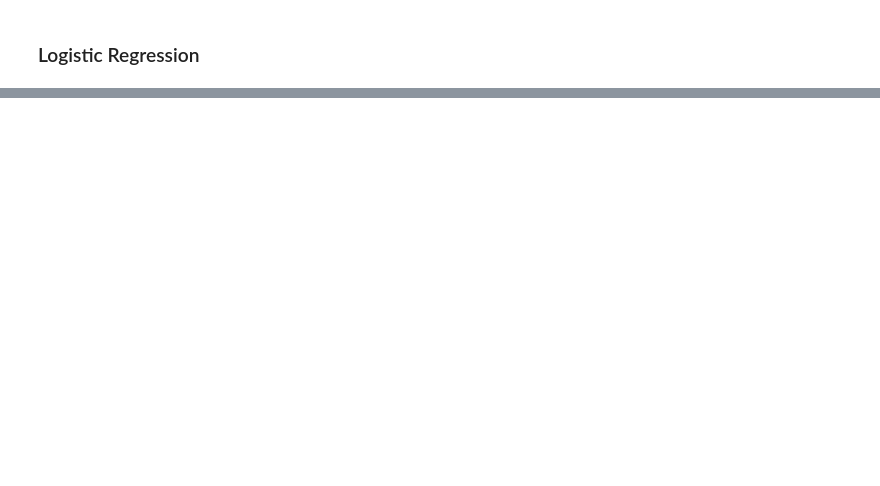
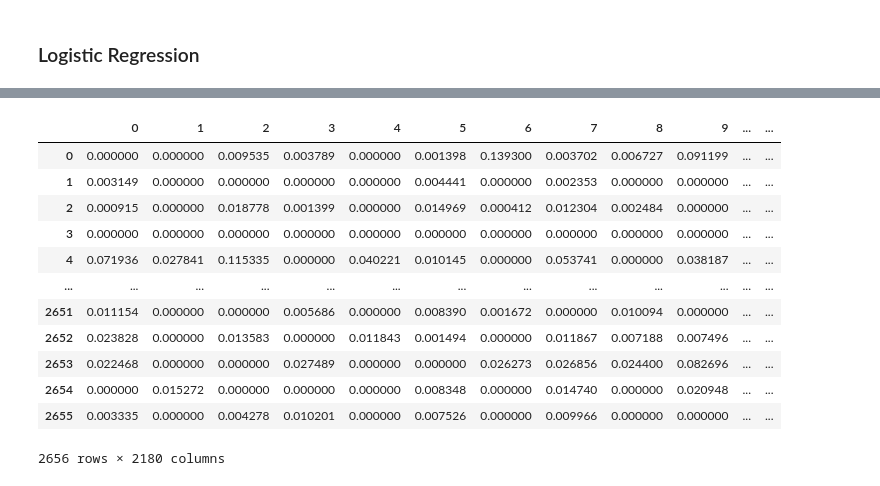
Before and after one commit to mossnick/Classifying-Genetic-Mutations-Using-Medical-Literature, a Jupyter notebook: personalized_medicine.ipynb, the cells around one changed output, grey strips where cells are left out. Cells and saved outputs as stored; diff of their text form; code cells hidden in the pictures; blank space fills up the shorter version.

```diff
--- a/personalized_medicine.ipynb
+++ b/personalized_medicine.ipynb
@@ -484,0 +544,16 @@ Log loss for testing data
+# %%
+#building a vectorizer ignoring terms that appear in less than 400 documents
+#TdifVectorizor weights the word counts by how often they appear in the documents.
+
+text_vectorizer = TfidfVectorizer(min_df=400, stop_words="english")
+
+train_text_feature_onehotCoding = text_vectorizer.fit_transform(X_train['TEXT'])
+val_text_feature_onehotCoding = text_vectorizer.transform(X_val['TEXT'])
+test_text_feature_onehotCoding = text_vectorizer.transform(X_test['TEXT'])
+
+#normalizing to give unit norm
+train_text_feature_onehotCoding = normalize(train_text_feature_onehotCoding, axis=0)
+val_text_feature_onehotCoding = normalize(val_text_feature_onehotCoding, axis=0)
+test_text_feature_onehotCoding = normalize(test_text_feature_onehotCoding, axis=0)
+
+train_text_features = text_vectorizer.get_feature_names_out()
@@ -484,0 +589,20 @@ Log loss for testing data
+# %%
+train_text_feature_onehotCoding= pd.DataFrame(train_text_feature_onehotCoding.toarray())
+val_text_feature_onehotCoding = pd.DataFrame(val_text_feature_onehotCoding.toarray())
+test_text_feature_onehotCoding = pd.DataFrame(test_text_feature_onehotCoding.toarray())
+# %%
+train_text_feature_onehotCoding
+# %% [output]
+|  | 0 | 1 | 2 | 3 | 4 | 5 | 6 | 7 | 8 | 9 | ... | ... |
+| 0 | 0.000000 | 0.000000 | 0.009535 | 0.003789 | 0.000000 | 0.001398 | 0.139300 | 0.003702 | 0.006727 | 0.091199 | ... | ... |
+| 1 | 0.003149 | 0.000000 | 0.000000 | 0.000000 | 0.000000 | 0.004441 | 0.000000 | 0.002353 | 0.000000 | 0.000000 | ... | ... |
+| 2 | 0.000915 | 0.000000 | 0.018778 | 0.001399 | 0.000000 | 0.014969 | 0.000412 | 0.012304 | 0.002484 | 0.000000 | ... | ... |
+| 3 | 0.000000 | 0.000000 | 0.000000 | 0.000000 | 0.000000 | 0.000000 | 0.000000 | 0.000000 | 0.000000 | 0.000000 | ... | ... |
+| 4 | 0.071936 | 0.027841 | 0.115335 | 0.000000 | 0.040221 | 0.010145 | 0.000000 | 0.053741 | 0.000000 | 0.038187 | ... | ... |
+| ... | ... | ... | ... | ... | ... | ... | ... | ... | ... | ... | ... | ... |
+| 2651 | 0.011154 | 0.000000 | 0.000000 | 0.005686 | 0.000000 | 0.008390 | 0.001672 | 0.000000 | 0.010094 | 0.000000 | ... | ... |
+| 2652 | 0.023828 | 0.000000 | 0.013583 | 0.000000 | 0.011843 | 0.001494 | 0.000000 | 0.011867 | 0.007188 | 0.007496 | ... | ... |
+| 2653 | 0.022468 | 0.000000 | 0.000000 | 0.027489 | 0.000000 | 0.000000 | 0.026273 | 0.026856 | 0.024400 | 0.082696 | ... | ... |
+| 2654 | 0.000000 | 0.015272 | 0.000000 | 0.000000 | 0.000000 | 0.008348 | 0.000000 | 0.014740 | 0.000000 | 0.020948 | ... | ... |
+| 2655 | 0.003335 | 0.000000 | 0.004278 | 0.010201 | 0.000000 | 0.007526 | 0.000000 | 0.009966 | 0.000000 | 0.000000 | ... | ... |
+2656 rows × 2180 columns
```
Also changed, not shown: parts of 23 cells of this notebook, 1 other file.
